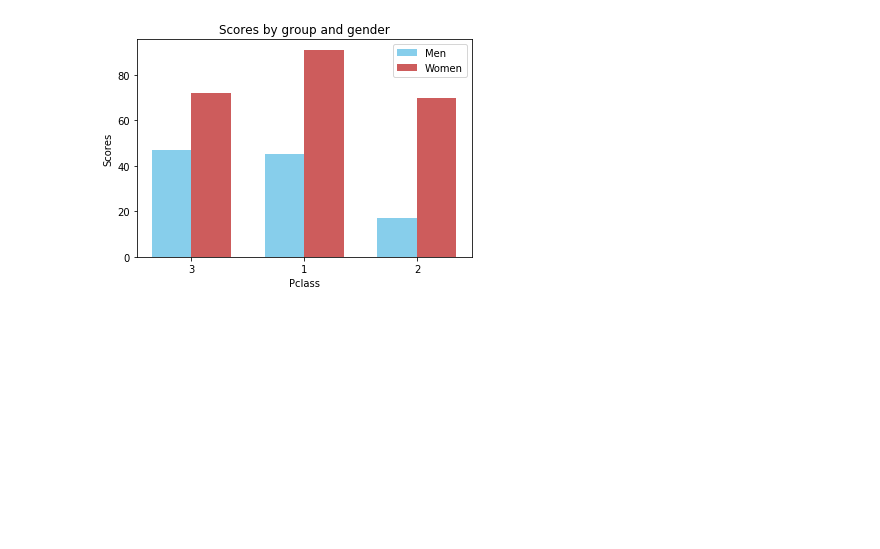
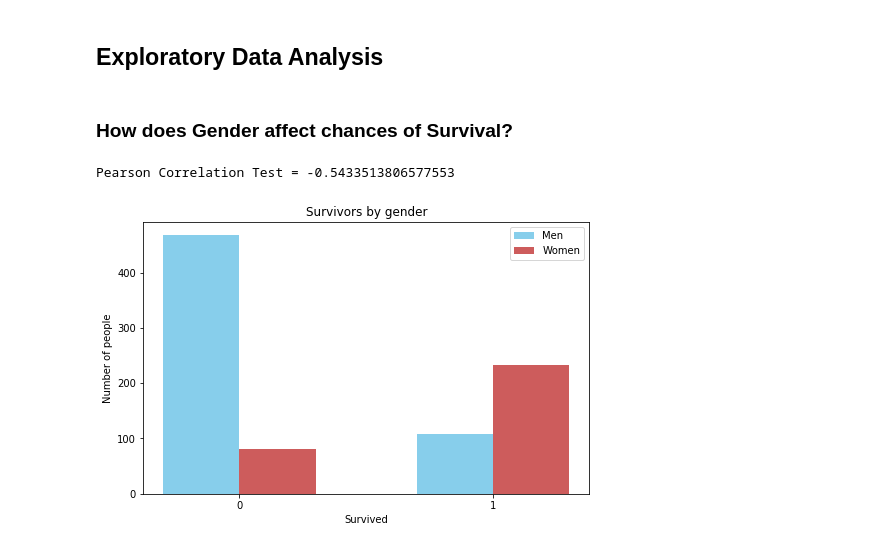
Before and after one commit to ryanliwag/kaggle_dump, a Jupyter notebook: titanic/Titanic.ipynb, the cells around one changed output. Drawn from its saved outputs; the diff is of its cells as text; code cells hidden in the pictures; blank space fills up the shorter version.

Commit message:
trying some exploratory data analysis

```diff
--- a/titanic/Titanic.ipynb
+++ b/titanic/Titanic.ipynb
@@ -21,12 +13,0 @@ len(training_dataset)
-# %%
-male = []
-female = []
-for i in [0, 1]:
-    male.append(len(training_dataset.loc[(training_dataset['Survived'] == i) & (training_dataset['Sex'] == "male")]) )
-    female.append(len(training_dataset.loc[(training_dataset['Survived'] == i) & (training_dataset['Sex'] == "female")]))
-
-ind = np.arange(len(male))  # the x locations for the groups
-width = 0.35  # the width of the bars
-
-fig, ax = plt.subplots()
-ax.bar()
@@ -36,0 +14,4 @@ Name: Survived, dtype: int64
+# %%
+#Chnage Male/Female to numeric classes
+train_dataset['Sex'].replace(to_replace=dict(female=0, male=1), inplace=True)
+train_dataset.head()
@@ -37,27 +33,29 @@ Name: Survived, dtype: int64
+# %% [markdown]
+## Exploratory Data Analysis
+# %% [markdown]
+### How does Gender affect chances of Survival?
 # %%
-uniq_pclass = training_dataset.Pclass.unique()
 male = []
 female = []
-for i in uniq_pclass:
-    male.append(len(training_dataset.loc[(training_dataset['Survived'] == 1) & (training_dataset['Pclass'] == i) & (training_dataset['Sex'] == "male")]) )
-    female.append(len(training_dataset.loc[(training_dataset['Survived'] == 1) & (training_dataset['Pclass'] == i) & (training_dataset['Sex'] == "female")]))
+for i in [0, 1]:
+    male.append(len(train_dataset.loc[(train_dataset['Survived'] == i) & (train_dataset['Sex'] == 1)]) )
+    female.append(len(train_dataset.loc[(train_dataset['Survived'] == i) & (train_dataset['Sex'] == 0)]))
 
-ind = np.arange(len(male))  # the x locations for the groups
-width = 0.35  # the width of the bars
-
-fig, ax = plt.subplots()
+ind = np.arange(len(male))
+width = 0.3
+fig, ax = plt.subplots(figsize=(8, 5))
 ax.bar(ind - width/2, male, width, color='SkyBlue', label='Men')
 ax.bar(ind + width/2, female, width, color='IndianRed', label='Women')
 
-# Add some text for labels, title and custom x-axis tick labels, etc.
-ax.set_ylabel('Scores')
-ax.set_xlabel('Pclass')
-ax.set_title('Scores by group and gender')
+
+ax.set_ylabel('Number of people')
+ax.set_xlabel('Survived')
+ax.set_title('Survivors by gender')
 ax.set_xticks(ind)
-ax.set_xticklabels(uniq_pclass)
+ax.set_xticklabels(["0", "1"])
 ax.legend()
 
-
-plt.show()
+print("Pearson Correlation Test = {}".format(pearsonr(train_dataset["Sex"], train_dataset["Survived"])[0]) )
 # %% [output]
+Pearson Correlation Test = -0.5433513806577553
-[figure, old version]
+[figure, new version]
```
Also changed, not shown: parts of 18 cells of this notebook.
